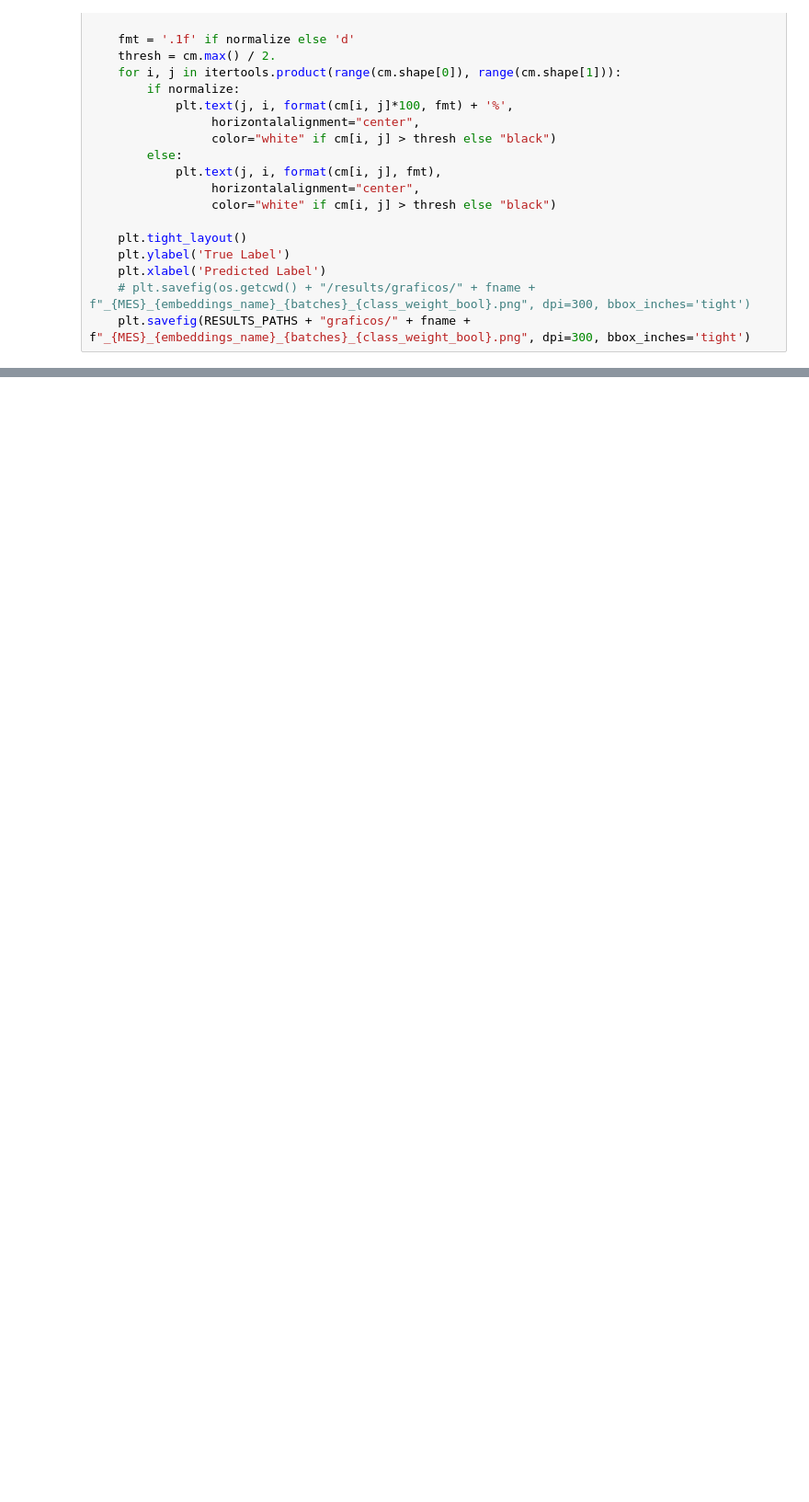
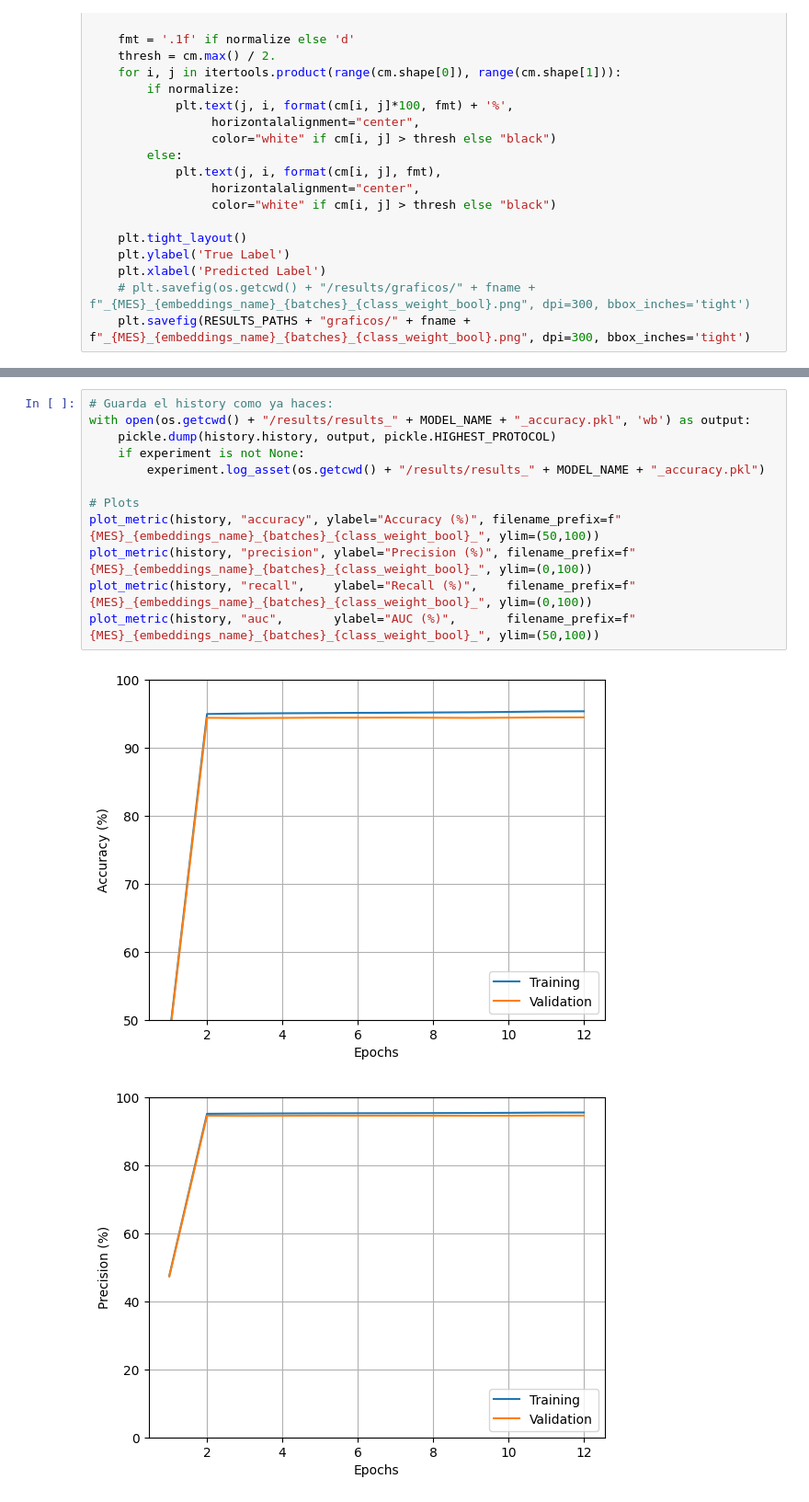
Before and after one commit to valesteban/TrabajoTesis, a Jupyter notebook: AS_relationship_inference.ipynb, the cells around one changed output, grey strips where cells are left out. Shown at 92% size. Cells and saved outputs as stored; diff of their text form; blank space fills up the shorter version.

```diff
--- a/AS_relationship_inference.ipynb
+++ b/AS_relationship_inference.ipynb
@@ -851,0 +999,15 @@ Normalized confusion matrix
+# %%
+# Guarda el history como ya haces:
+with open(os.getcwd() + "/results/results_" + MODEL_NAME + "_accuracy.pkl", 'wb') as output:
+    pickle.dump(history.history, output, pickle.HIGHEST_PROTOCOL)
+    if experiment is not None:
+        experiment.log_asset(os.getcwd() + "/results/results_" + MODEL_NAME + "_accuracy.pkl")
+
+# Plots
+plot_metric(history, "accuracy", ylabel="Accuracy (%)", filename_prefix=f"{MES}_{embeddings_name}_{batches}_{class_weight_bool}_", ylim=(50,100))
+plot_metric(history, "precision", ylabel="Precision (%)", filename_prefix=f"{MES}_{embeddings_name}_{batches}_{class_weight_bool}_", ylim=(0,100))
+plot_metric(history, "recall",    ylabel="Recall (%)",    filename_prefix=f"{MES}_{embeddings_name}_{batches}_{class_weight_bool}_", ylim=(0,100))
+plot_metric(history, "auc",       ylabel="AUC (%)",       filename_prefix=f"{MES}_{embeddings_name}_{batches}_{class_weight_bool}_", ylim=(50,100))
+# %% [output]
+[figure, added]
+[figure, added]
```
Also changed, not shown: parts of 34 cells of this notebook, 1 other file.
